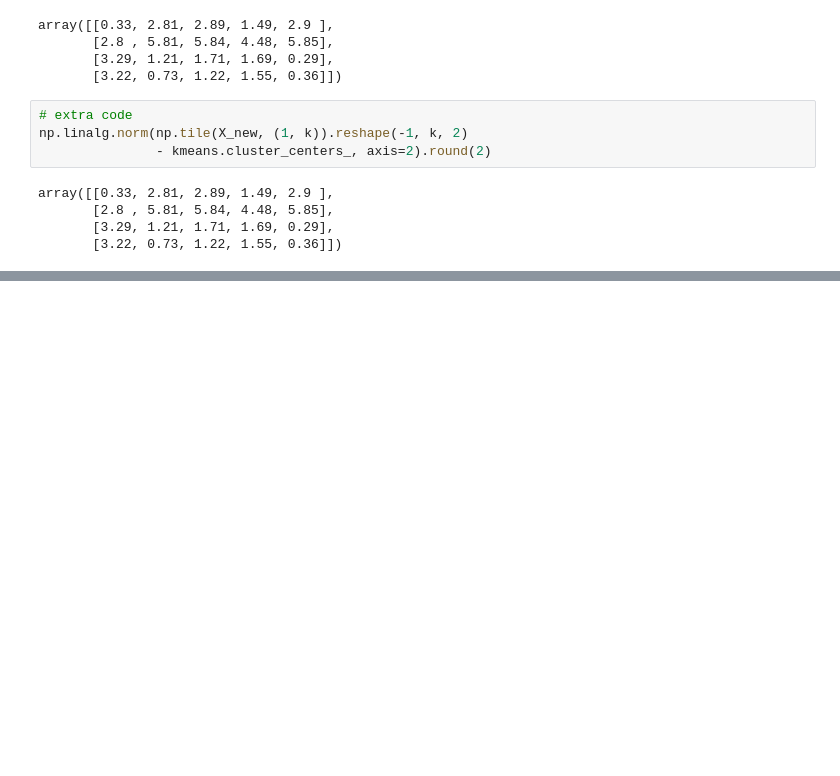
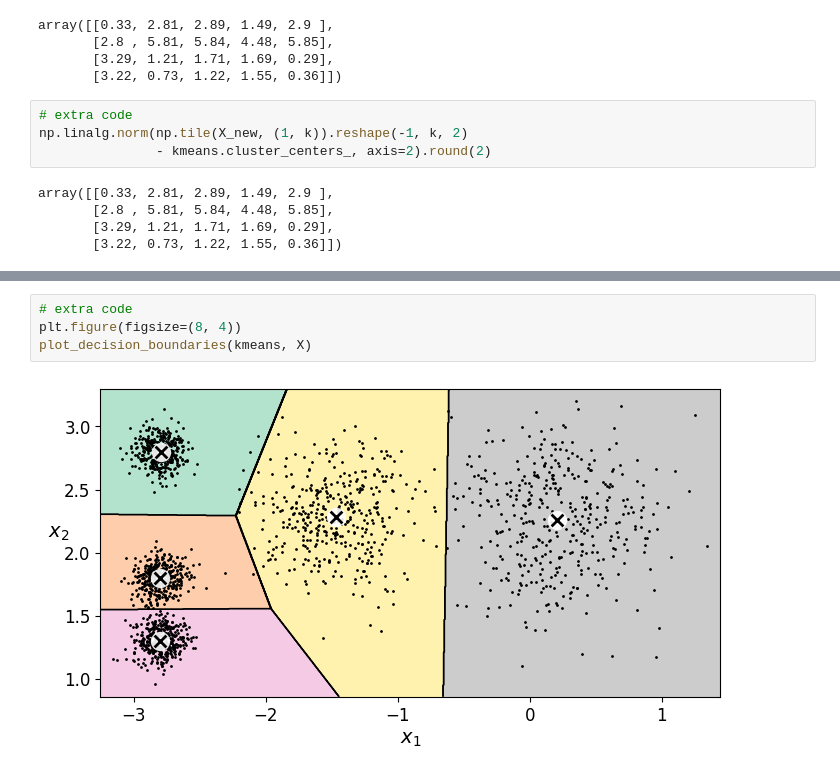
Before and after one commit to Pavan-jangid-here/Learning, a Jupyter notebook: Machine Learning (ML)/8. Unsupervised Learning.ipynb, the cells around one changed output, grey strips where cells are left out. Saved outputs shown, nothing was run; the diff lists cells and outputs as text; blank space fills up the shorter version.

```diff
--- a/Machine Learning (ML)/8. Unsupervised Learning.ipynb
+++ b/Machine Learning (ML)/8. Unsupervised Learning.ipynb
@@ -255,0 +366,6 @@ array([[0.33, 2.81, 2.89, 1.49, 2.9 ],
+# %%
+# extra code
+plt.figure(figsize=(8, 4))
+plot_decision_boundaries(kmeans, X)
+# %% [output]
+[figure, added]
```
Also changed, not shown: parts of 16 cells of this notebook, 2 other files.
